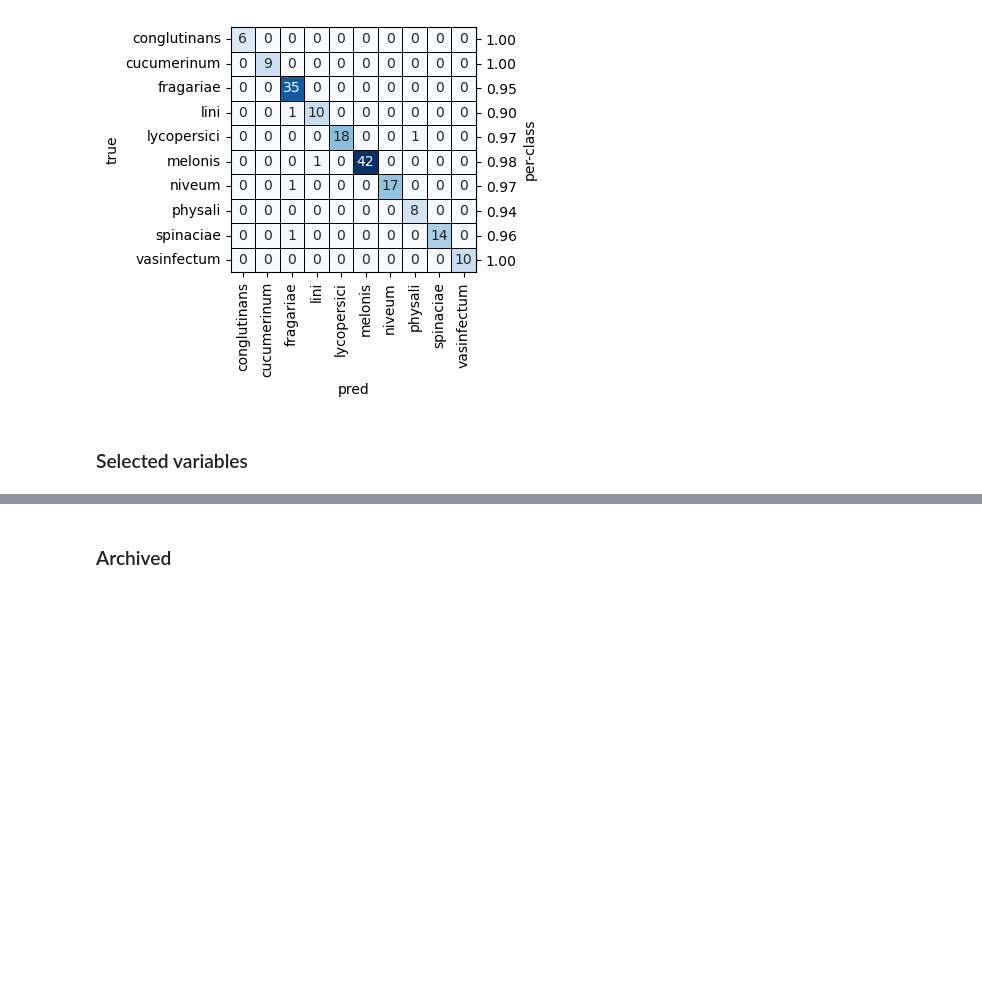
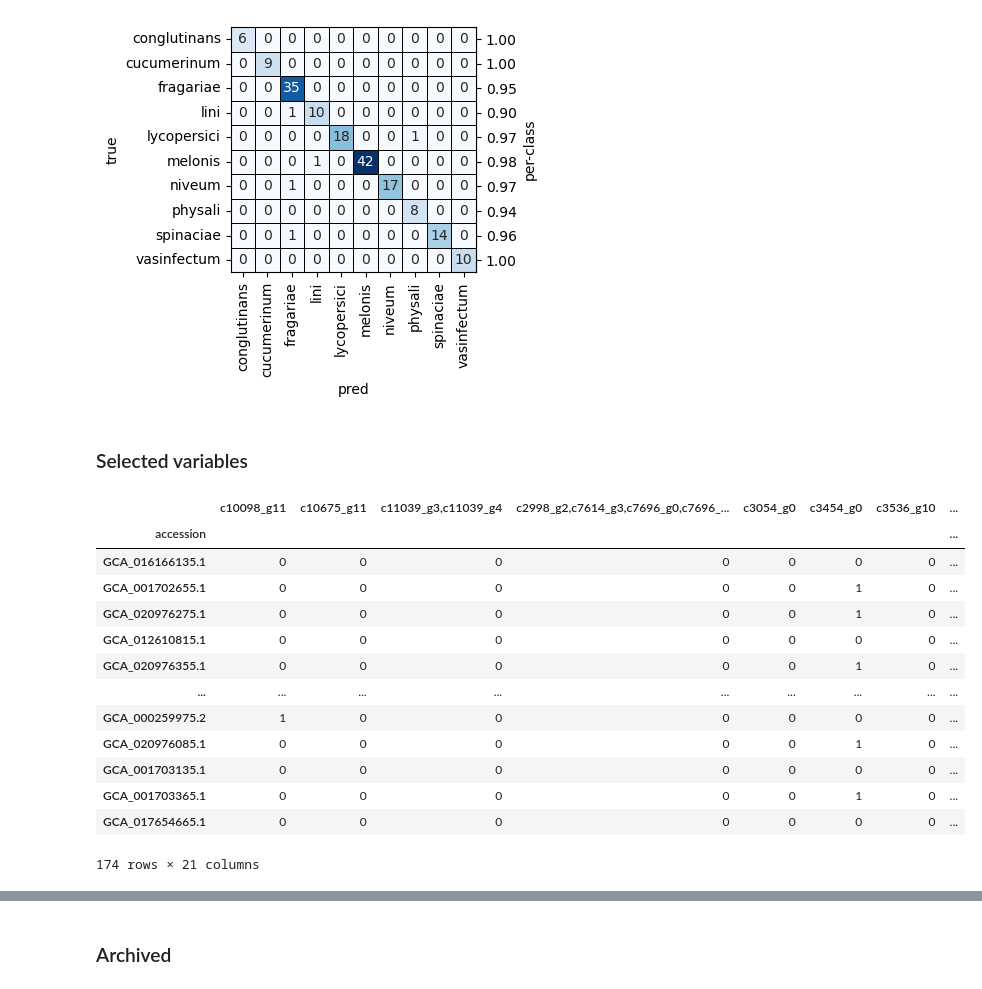
Before and after one commit to aapashkov/pancluster, a Jupyter notebook: scripts/notebook.ipynb, the cells around one changed output, grey strips where cells are left out. Cells and saved outputs as stored; diff of their text form; code cells hidden in the pictures; blank space fills up the shorter version.

```diff
--- a/scripts/notebook.ipynb
+++ b/scripts/notebook.ipynb
@@ -684,0 +689,17 @@ vars:   ('g1016', 'g1165', 'g2588', 'g2818,g3149', 'g6850', 'g9839', 'g11518', '
+# %%
+clu = clu[['c10098_g11', 'c10675_g11', 'c11039_g3,c11039_g4', 'c2998_g2,c7614_g3,c7696_g0,c7696_g1,c7696_g2,c7696_g3', 'c3054_g0', 'c3454_g0', 'c3536_g10', 'c3581_g1', 'c4073_g5', 'c4077_g1', 'c4078_g16', 'c4858_g0', 'c5107_g6', 'c6078_g25', 'c6086_g0', 'c6142_g0,c6142_g1,c6142_g13,c6142_g14', 'c6589_g1,c6589_g2,c6589_g3,c6589_g6,c6589_g7', 'c6612_g19,c6612_g20', 'c7067_g16,c7067_g17', 'c9458_g0,c9458_g1,c9458_g2', 'c9591_g0,c9591_g1,c9591_g10,c9591_g2,c9591_g3,c9591_g4,c9591_g6,c9591_g7,c9591_g8,c9591_g9']]
+# %% [output]
+|  | c10098_g11 | c10675_g11 | c11039_g3,c11039_g4 | c2998_g2,c7614_g3,c7696_g0,c7696_... | c3054_g0 | c3454_g0 | c3536_g10 | ... |
+| accession |  |  |  |  |  |  |  | ... |
+| GCA_016166135.1 | 0 | 0 | 0 | 0 | 0 | 0 | 0 | ... |
+| GCA_001702655.1 | 0 | 0 | 0 | 0 | 0 | 1 | 0 | ... |
+| GCA_020976275.1 | 0 | 0 | 0 | 0 | 0 | 1 | 0 | ... |
+| GCA_012610815.1 | 0 | 0 | 0 | 0 | 0 | 0 | 0 | ... |
+| GCA_020976355.1 | 0 | 0 | 0 | 0 | 0 | 1 | 0 | ... |
+| ... | ... | ... | ... | ... | ... | ... | ... | ... |
+| GCA_000259975.2 | 1 | 0 | 0 | 0 | 0 | 0 | 0 | ... |
+| GCA_020976085.1 | 0 | 0 | 0 | 0 | 0 | 1 | 0 | ... |
+| GCA_001703135.1 | 0 | 0 | 0 | 0 | 0 | 0 | 0 | ... |
+| GCA_001703365.1 | 0 | 0 | 0 | 0 | 0 | 1 | 0 | ... |
+| GCA_017654665.1 | 0 | 0 | 0 | 0 | 0 | 0 | 0 | ... |
+174 rows × 21 columns
```
Also changed, not shown: parts of 12 cells of this notebook, 1 other file.
